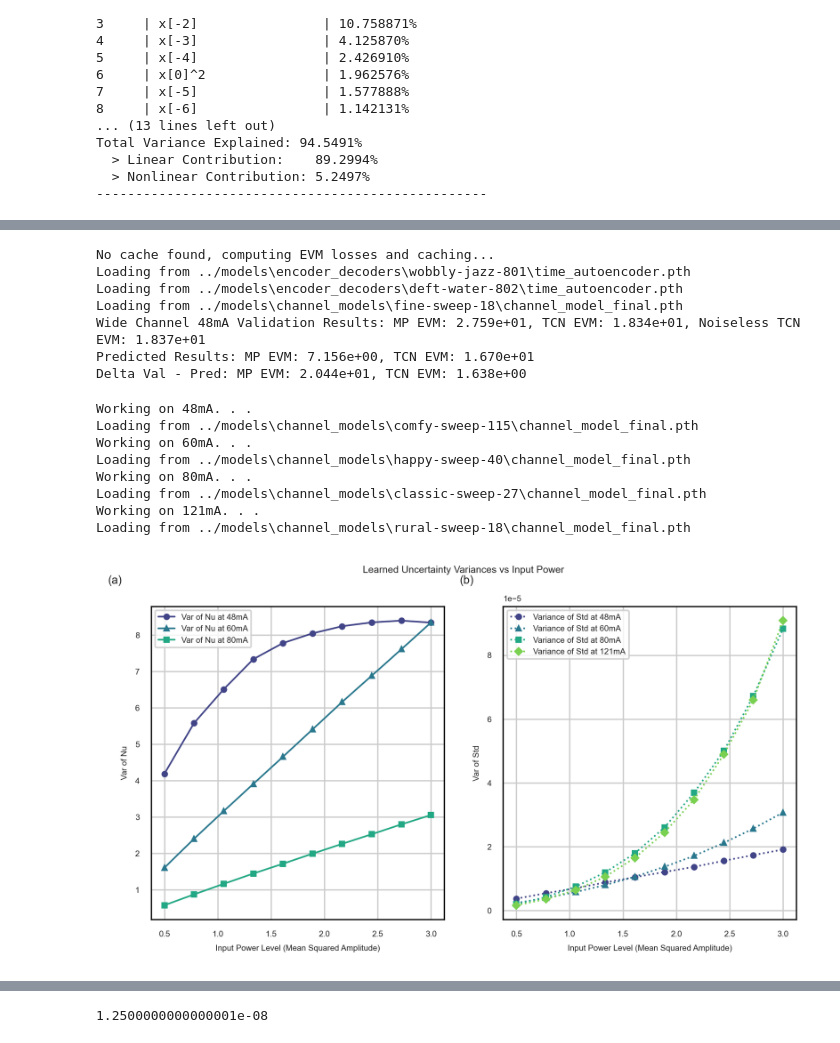
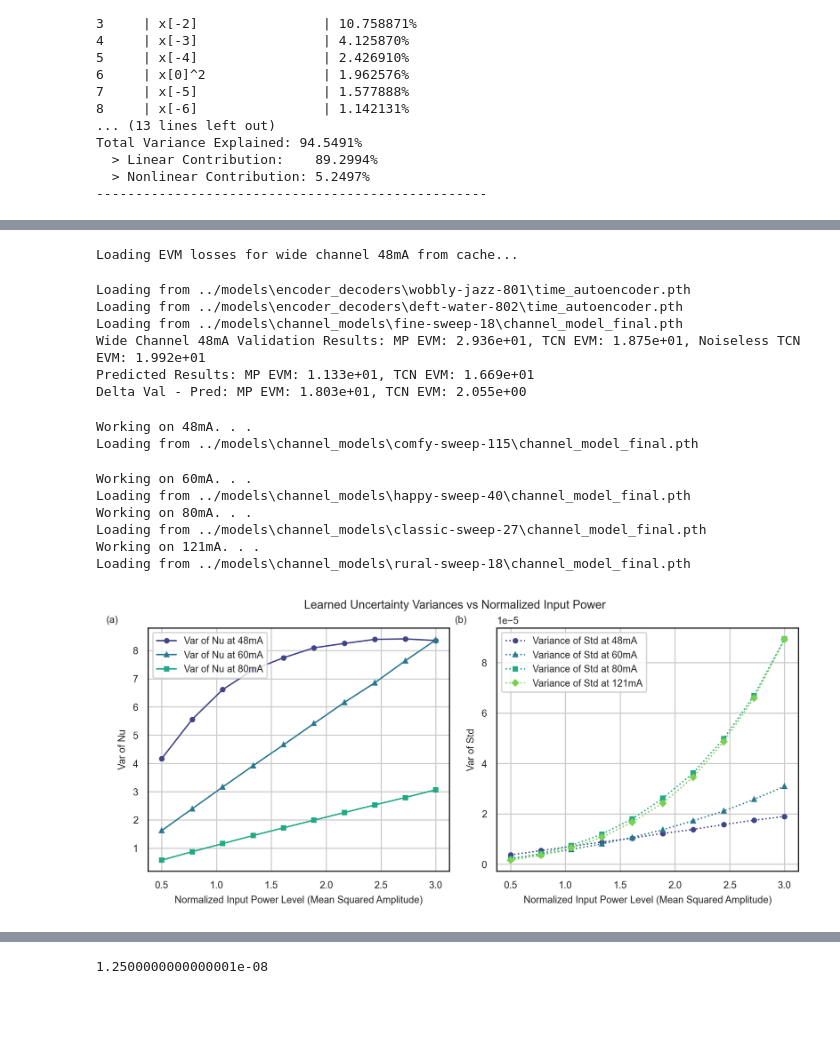
Before and after one commit to UW-Photonics-Lab/prob_tcn_for_LED, a Jupyter notebook: notebooks/make_figures.ipynb, the cells around one changed output, grey strips where cells are left out. Drawn from its saved outputs; the diff is of its cells as text; code cells hidden in the pictures; blank space fills up the shorter version.

Commit message:
updated font sizes and added new square wave plot

```diff
--- a/notebooks/make_figures.ipynb
+++ b/notebooks/make_figures.ipynb
@@ -38,14 +38,16 @@ DEVICE cpu
 # %%
 # Set plotting variables
+PLOT_FONT_SIZE = 7
+SMALL_PLOT_FONT_SIZE = 5
 plt.rcParams.update({
-    'font.size': 5,
+    'font.size': PLOT_FONT_SIZE,
     'font.family': 'sans-serif',
     'font.sans-serif': ['Arial'],
-    'axes.labelsize': 5,
-    'axes.titlesize': 7,
-    'xtick.labelsize': 5,
-    'ytick.labelsize': 5,
-    'legend.fontsize': 5,
+    'axes.labelsize': PLOT_FONT_SIZE,
+    'axes.titlesize': PLOT_FONT_SIZE,
+    'xtick.labelsize': PLOT_FONT_SIZE,
+    'ytick.labelsize': PLOT_FONT_SIZE,
+    'legend.fontsize': PLOT_FONT_SIZE,
     'figure.dpi': 300,
     'lines.linewidth': 1.0,
     'lines.markersize': 4,
@@ -676,8 +685,8 @@ axs[2].legend()
 
 # Add subplot labels (a, b, c)
 for i, ax in enumerate(axs):
-    ax.text(-0.1, 1.1, f"({chr(97 + i)})", transform=ax.transAxes,
-            fontsize=7, va='top', ha='right')
+    ax.text(-0.1, 1, f"({chr(97 + i)})", transform=ax.transAxes,
+            fontsize=PLOT_FONT_SIZE, va='top', ha='right')
 plt.tight_layout()
 plt.savefig(
     os.path.join(PLOT_PATH, "validation_evms.svg"),
@@ -748,7 +757,7 @@ val_mp_evms = []
 no_noise_tcn_evms = []
 
 for dc_bias in wide_channel.keys():
-    val_mp_evm, val_tcn_evm, no_noise_tcn_evm = extract_val_evm_losses(dc_bias, vals, wide_channel, root_val_path, DEVICE)
+    val_mp_evm, val_tcn_evm, no_noise_tcn_evm, *ber_info = extract_val_evm_losses(dc_bias, vals, wide_channel, root_val_path, DEVICE)
     val_tcn_evms.append(val_tcn_evm)
     val_mp_evms.append(val_mp_evm)
     no_noise_tcn_evms.append(no_noise_tcn_evm)
@@ -814,13 +823,13 @@ print(f"Wide Channel 48mA Validation Results: MP EVM: {val_mp_evms[0]:.3e}, TCN
 print(f"Predicted Results: MP EVM: {pred_mp_evms[0]:.3e}, TCN EVM: {pred_tcn_evms[0]:.3e}")
 print(f"Delta Val - Pred: MP EVM: {val_mp_evms[0] - pred_mp_evms[0]:.3e}, TCN EVM: {val_tcn_evms[0] - pred_tcn_evms[0]:.3e}")
 # %% [output]
-No cache found, computing EVM losses and caching...
-Loading from ../models\encoder_decoders\wobbly-jazz-801\time_autoencoder.pth
-Loading from ../models\encoder_decoders\deft-water-802\time_autoencoder.pth
-Loading from ../models\channel_models\fine-sweep-18\channel_model_final.pth
-Wide Channel 48mA Validation Results: MP EVM: 2.759e+01, TCN EVM: 1.834e+01, Noiseless TCN EVM: 1.837e+01
-Predicted Results: MP EVM: 7.156e+00, TCN EVM: 1.670e+01
-Delta Val - Pred: MP EVM: 2.044e+01, TCN EVM: 1.638e+00
+Loading EVM losses for wide channel 48mA from cache...
+Loading from ../models\encoder_decoders\wobbly-jazz-801\time_autoencoder.pth
+Loading from ../models\encoder_decoders\deft-water-802\time_autoencoder.pth
+Loading from ../models\channel_models\fine-sweep-18\channel_model_final.pth
+Wide Channel 48mA Validation Results: MP EVM: 2.936e+01, TCN EVM: 1.875e+01, Noiseless TCN EVM: 1.992e+01
+Predicted Results: MP EVM: 1.133e+01, TCN EVM: 1.669e+01
+Delta Val - Pred: MP EVM: 1.803e+01, TCN EVM: 2.055e+00
 # %%
 
 fig, axs = plt.subplots(1, 2, figsize=(double_fig_width, double_fig_height))
@@ -862,46 +871,46 @@ for dc_bias in models.keys():
                         linestyle=line_styles[0], markersize=3)
 
     line2, = axs[1].plot(power_levels.cpu(), std_variances, marker=markers[current_levels.index(dc_bias)],
                     label=f'Variance of Std at {dc_bias}', color=color_palette[current_levels.index(dc_bias)],
                     linestyle=line_styles[1], markersize=3)
 
 
 
 # This is the key line: it hides the 1e-5 at the top
 axs[0].legend(loc="upper left")
 axs[1].legend(loc="upper left")
 axs[0].set_ylabel('Var of Nu')
 axs[0].tick_params(axis='y')
 axs[1].set_ylabel('Var of Std')
 axs[1].tick_params(axis='y')
-fig.suptitle('Learned Uncertainty Variances vs Input Power')
+fig.suptitle('Learned Uncertainty Variances vs Normalized Input Power', y=0.9)
 
 # Add subplot labels (a, b, c)
 for i, ax in enumerate(axs):
-    ax.text(-0.1, 1.1, f"({chr(97 + i)})", transform=ax.transAxes,
-            fontsize=7, va='top', ha='right')
-plt.tight_layout(rect=[1, 1, 1, 1]) # Adjust rect to make room for suptitle
+    ax.text(-0.1, 1.05, f"({chr(97 + i)})", transform=ax.transAxes,
+            fontsize=PLOT_FONT_SIZE, va='top', ha='right')
+plt.tight_layout(rect=[0, 0.03, 1, 0.95])
 axs[0].grid(True)
 axs[1].grid(True)
-axs[0].set_xlabel('Input Power Level (Mean Squared Amplitude)')
-axs[1].set_xlabel('Input Power Level (Mean Squared Amplitude)')
+axs[0].set_xlabel('Normalized Input Power Level (Mean Squared Amplitude)')
+axs[1].set_xlabel('Normalized Input Power Level (Mean Squared Amplitude)')
 plt.savefig(
     os.path.join(PLOT_PATH, "learned_uncertainty_variances.svg"),
     format='svg',
     bbox_inches='tight',
     transparent=True
 )
 plt.show()
 # %% [output]
 Working on 48mA. . .
 Loading from ../models\channel_models\comfy-sweep-115\channel_model_final.pth
-Working on 60mA. . .
-Loading from ../models\channel_models\happy-sweep-40\channel_model_final.pth
-Working on 80mA. . .
-Loading from ../models\channel_models\classic-sweep-27\channel_model_final.pth
-Working on 121mA. . .
-Loading from ../models\channel_models\rural-sweep-18\channel_model_final.pth
+Working on 60mA. . .
+Loading from ../models\channel_models\happy-sweep-40\channel_model_final.pth
+Working on 80mA. . .
+Loading from ../models\channel_models\classic-sweep-27\channel_model_final.pth
+Working on 121mA. . .
+Loading from ../models\channel_models\rural-sweep-18\channel_model_final.pth
-[figure, old version]
+[figure, new version]
 # %%
 fig, axs = plt.subplots(1, 2, figsize=(double_fig_width, double_fig_height))
 
```
Also changed, not shown: parts of 8 cells of this notebook, 10 other files.
